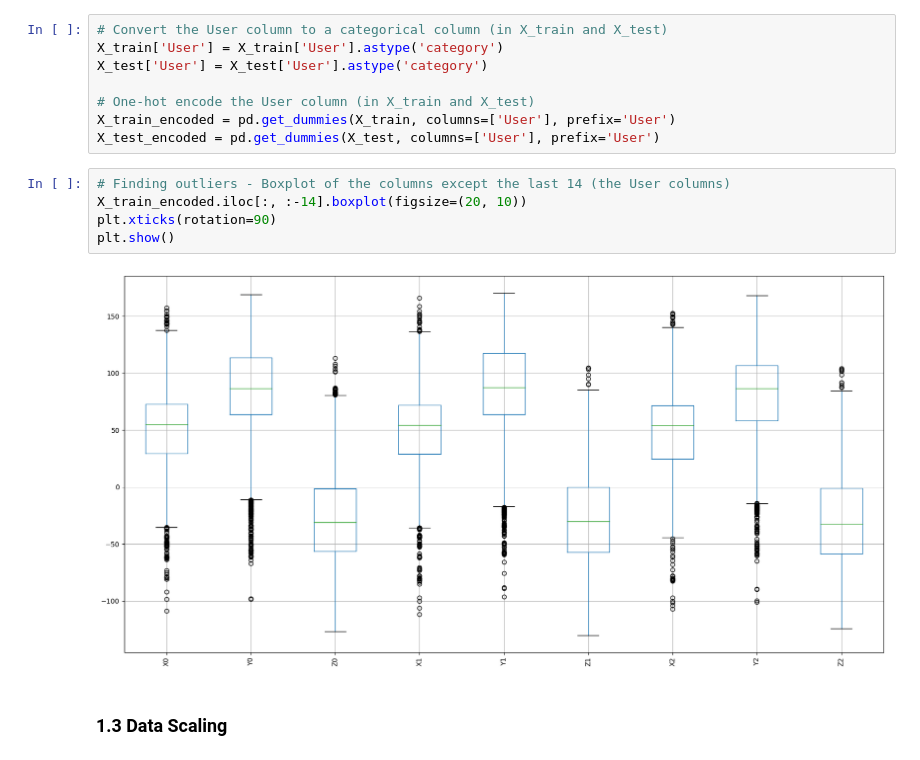
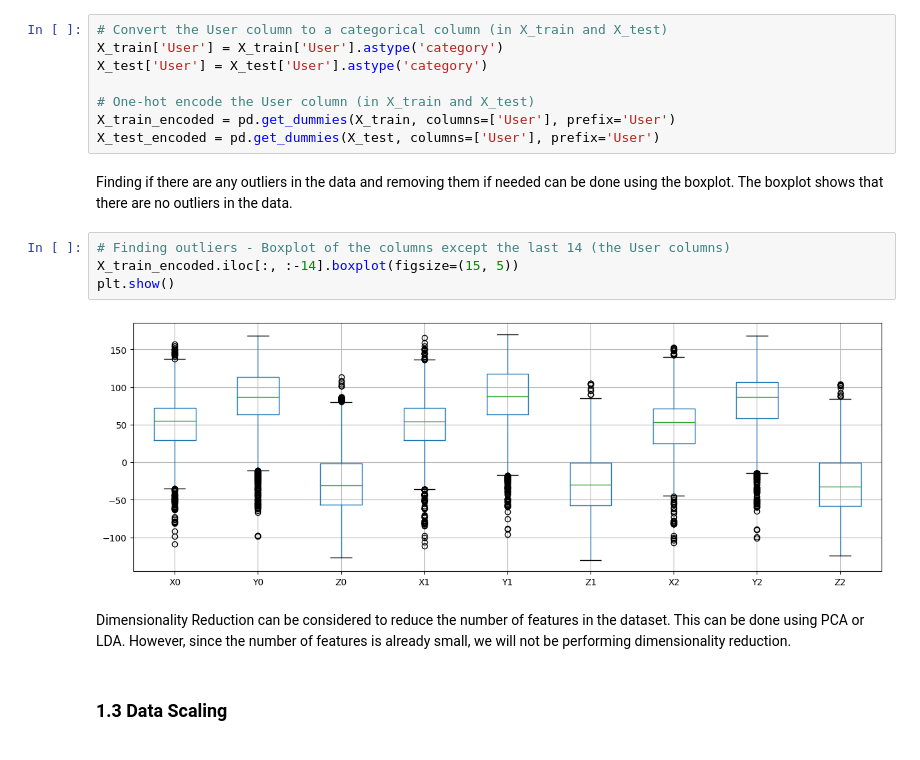
Before and after one commit to AntunesCSR/ML_Group_Projects, a Jupyter notebook: HA2/HA2.ipynb, the cells around one changed output. Drawn from its saved outputs; the diff is of its cells as text.

Commit message:
Boxplots added

```diff
--- a/HA2/HA2.ipynb
+++ b/HA2/HA2.ipynb
@@ -87,13 +97,16 @@ X_test['User'] = X_test['User'].astype('category')
 # One-hot encode the User column (in X_train and X_test)
 X_train_encoded = pd.get_dummies(X_train, columns=['User'], prefix='User')
 X_test_encoded = pd.get_dummies(X_test, columns=['User'], prefix='User')
+# %% [markdown]
+Finding if there are any outliers in the data and removing them if needed can be done using the boxplot. The boxplot shows that there are no outliers in the data.
 # %%
 # Finding outliers - Boxplot of the columns except the last 14 (the User columns)
-X_train_encoded.iloc[:, :-14].boxplot(figsize=(20, 10))
-plt.xticks(rotation=90)
+X_train_encoded.iloc[:, :-14].boxplot(figsize=(15, 5))
 plt.show()
 # %% [output]
-[figure, old version]
+[figure, new version]
+# %% [markdown]
+Dimensionality Reduction can be considered to reduce the number of features in the dataset. This can be done using PCA or LDA. However, since the number of features is already small, we will not be performing dimensionality reduction.
 # %% [markdown]
 ### 1.3 Data Scaling
 # %%
```
Also changed, not shown: parts of 3 cells of this notebook.
